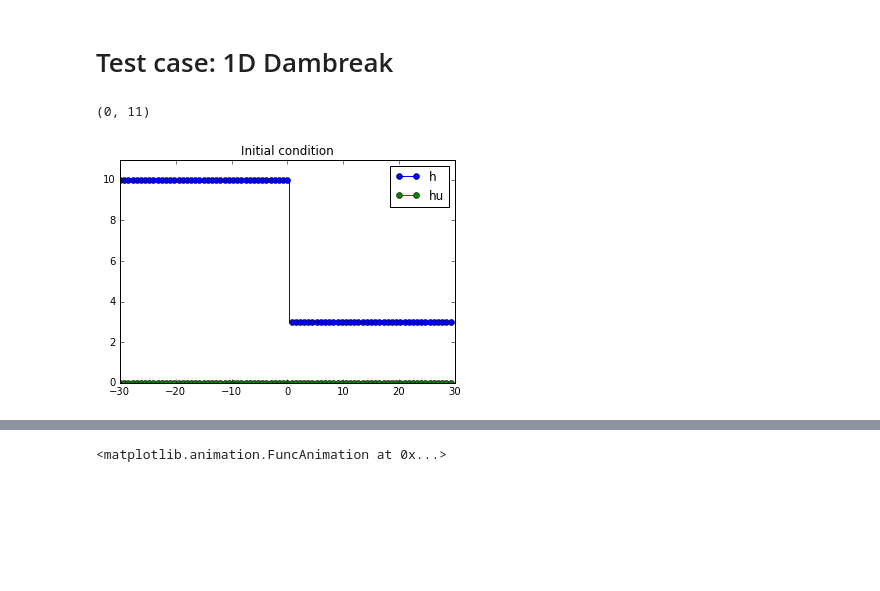
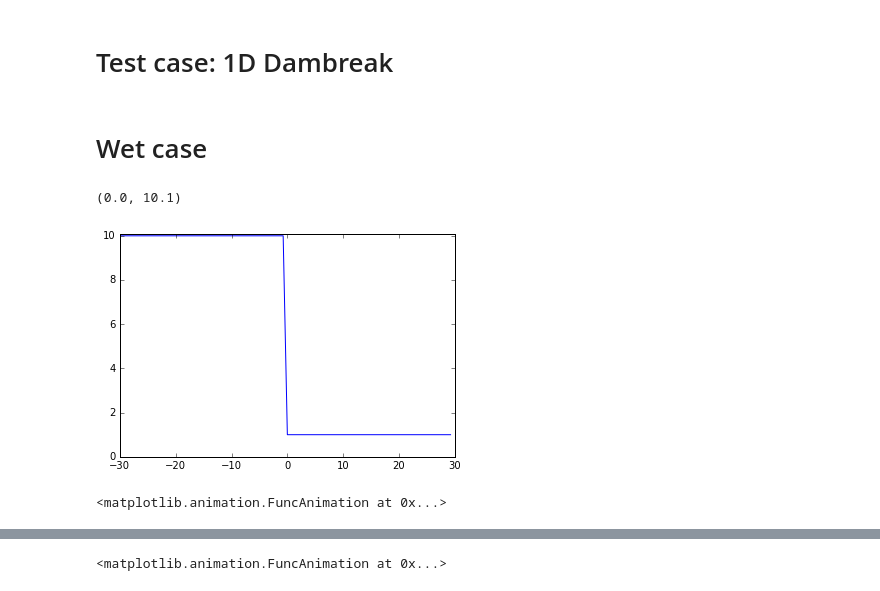
Before and after one commit to joaocaldass/inriamericwaves, a Jupyter notebook: Simulations/nswe_muscl_4order.ipynb, the cells around one changed output, grey strips where cells are left out. Drawn from its saved outputs; the diff is of its cells as text; code cells hidden in the pictures; blank space fills up the shorter version.

```diff
--- a/Simulations/nswe_muscl_4order.ipynb
+++ b/Simulations/nswe_muscl_4order.ipynb
@@ -398,30 +480,28 @@ Una iteración
 ### Boundary conditions
 # %% [markdown]
 # Test case: 1D Dambreak
-# %%
-L = 30.
-npoints = 40
-dx = L/40
-x = np.arange(-L,L,dx)
-dx = np.min(np.diff(x))
-nx = x.shape[0]
-cfl = 1./6.
-t0  = 0.
-nt = 300
-hl = 10.0
-hr = 3.0
-
-h = np.zeros((nt,x.shape[0]))
-hu = np.zeros((nt,x.shape[0]))
-h[0,:] = np.where(x<=0, hl, hr)
-hu[0,:] = 0.
-
-plt.title('Initial condition')
-plt.step(x,h[0,:],'o',where='mid',label='h')
-plt.step(x,hu[0,:],'o',where='mid',label='hu')
-plt.legend()
-plt.ylim(0,11)
-# %% [output]
-(0, 11)
-[figure, removed]
+# %%
+cfl = 0.45
+t0  = 0.
+nt = 300
+dx = 30.0/40
+# %%
+def dambreak(L,hl,hr,dx,nt):
+    x = np.arange(-L,L,dx)
+    npoints = x.shape[0]
+    h = np.zeros((nt,npoints))
+    hu = np.zeros((nt,npoints))
+    h[0,:] = np.where(x<0.0, hl, hr)
+    return x,h,hu
+# %% [markdown]
+# Wet case
+# %%
+hl = 10.0
+hr = 1.0
+x,h,hu = dambreak(L=30, hl=hl, hr=hr, dx=dx, nt=nt)
+plt.plot(x,h[0,:])
+plt.ylim(0.0,10.1)
+# %% [output]
+(0.0, 10.1)
+[figure, added]
 # %%
@@ -428,0 +514,27 @@ t1,h1,hu1 = simulate(h,hu,bcs_open,dx,cfl,t0,nt,1e-5,roe_surf)
+# %%
+from matplotlib import animation
+from JSAnimation import IPython_display
+
+fig = plt.figure()
+ax = plt.axes(xlim=(x.min(), x.max()), ylim=(-0.1, 10.1))
+line3, = ax.plot([],[],label='analytical')
+# line1, = ax.plot([], [],label='surfroe4')
+line2, = ax.plot([], [],label='muscl4')
+line4, = ax.plot([],[],label='muscl2')
+plt.legend()
+# plt.plot(x,d)
+
+
+def animate(i):
+    i = min(10*i,nt)
+    ha,ua = dbsol.SWAnalyticalSolutionWet(x[3:-3],twet[i],0.0,hl,hr,9.81)
+#     line1.set_data(x[3:-3], h1[i,3:-3])
+    line2.set_data(x[3:-3], hwet[i,3:-3])
+    line3.set_data(x[3:-3],ha)
+    line4.set_data(x[2:-2], hord2[i,2:-2])
+    return line2,
+
+animation.FuncAnimation(fig, animate,
+                        frames=nt/10-1, interval=45)
+# %% [output]
+<matplotlib.animation.FuncAnimation at 0x...>
```
Also changed, not shown: parts of 22 cells of this notebook, 28 other files.
